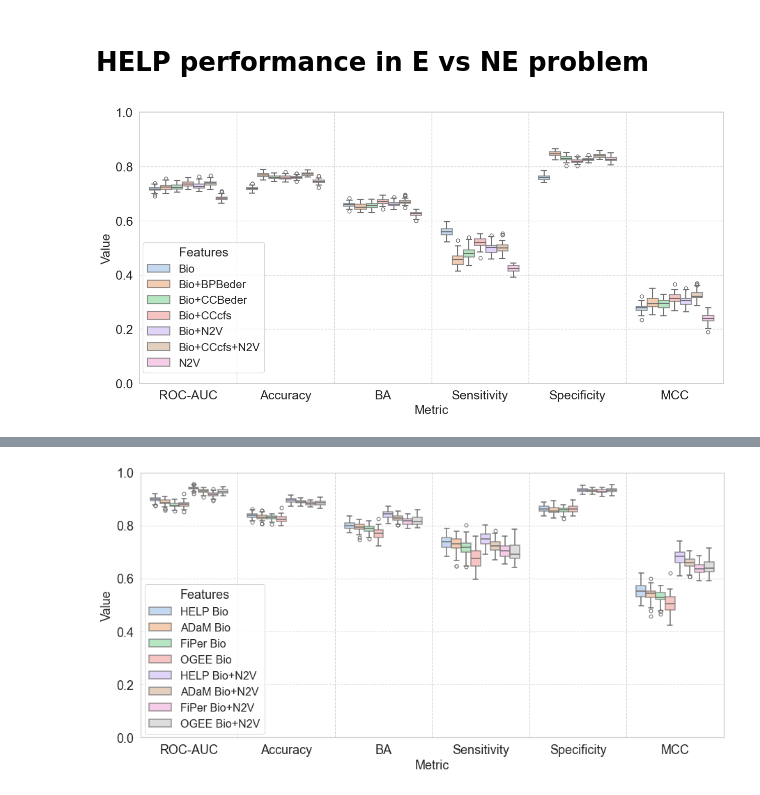
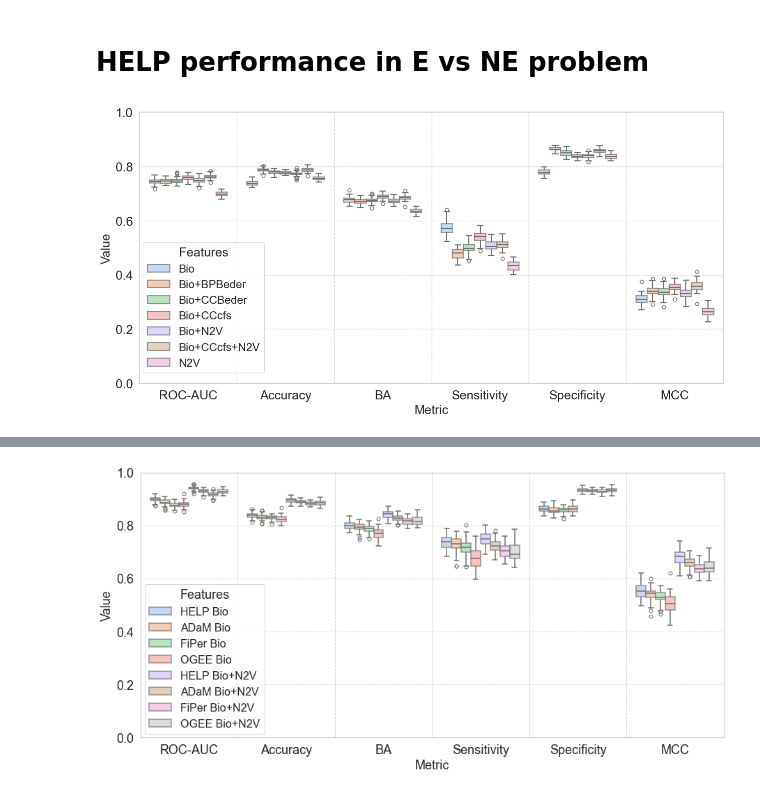
Before and after one commit to giordamaug/HELP, a Jupyter notebook: help/notebooks/score_boxplot.ipynb, the cells around one changed output, grey strips where cells are left out. Saved outputs shown, nothing was run; the diff lists cells and outputs as text; code cells hidden in the pictures.

```diff
--- a/help/notebooks/score_boxplot.ipynb
+++ b/help/notebooks/score_boxplot.ipynb
@@ -6,7 +6,7 @@ import seaborn as sns
 import matplotlib.pyplot as plt
 import os
 
-tissue = 'Kidney'
+tissue = 'Lung'
 problem = 'AEvsSNE'
 method1 = 'HELP'
 method2 = 'AdAM'
@@ -24,34 +24,34 @@ for feature,suffix in zip(features,suffixes):
     df_tmp['Feature'] = feature
     dfs += [df_tmp]
 
 # Merge datasets and modify the dataframe for boxplot generation
 Scores = pd.concat(dfs)
 Scores = pd.melt(Scores, id_vars=["Feature"], var_name="Metric", value_name="Value")
 
 # Set seaborn style
 sns.set(style="whitegrid", palette="pastel")
 
 # Generate boxplots
 plt.figure(figsize=(15, 7))
 sns.boxplot(x="Metric", y="Value", hue="Feature", data=Scores, dodge=True,
             linewidth=1.5, fliersize=5, saturation=0.75, notch=False, boxprops=dict(alpha=0.7))
 
 plt.ylim(0, 1)
 #plt.title("Boxplots of Classification Metrics", fontsize=18)
 plt.xlabel("Metric", fontsize=18)
 plt.xticks(fontsize=18)
 plt.yticks(fontsize=18)
 plt.ylabel("Value", fontsize=18)
 plt.legend(title="Features", fontsize="16", title_fontsize="18", loc="upper center", bbox_to_anchor=(0.11, 0.54))
 plt.grid(axis="y", linestyle="--", alpha=0.7)
 
 # Add vertical lines between groups of metric values
 unique_metrics = Scores["Metric"].unique()
 for i in range(1, len(unique_metrics)):
     plt.axvline(x=i - 0.5, color='lightgray', linestyle='--', linewidth=1)
 plt.show()
 # %% [output]
-[figure, old version]
+[figure, new version]
 # %%
 import pandas as pd
 from tabulate import tabulate
```
Also changed, not shown: parts of 1 cell of this notebook.
